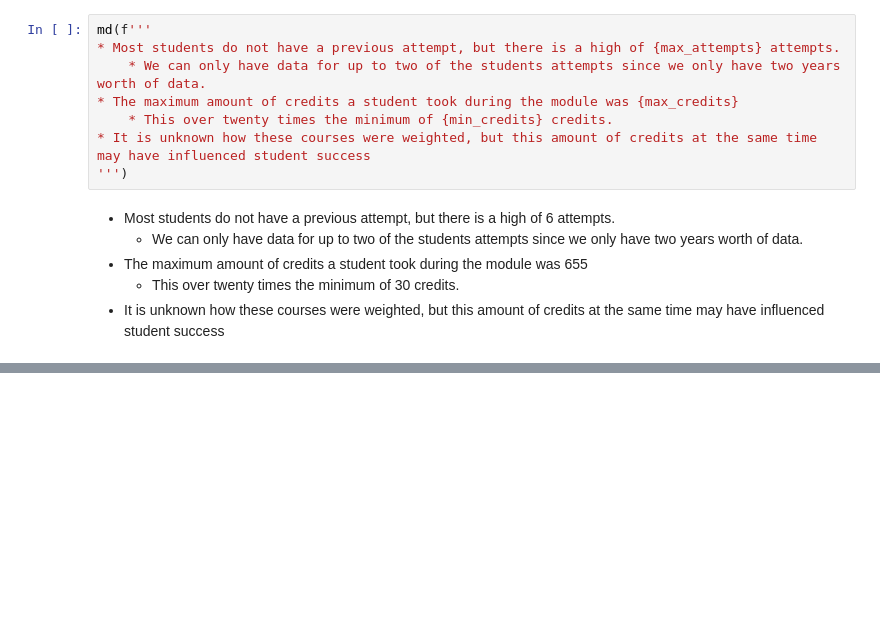
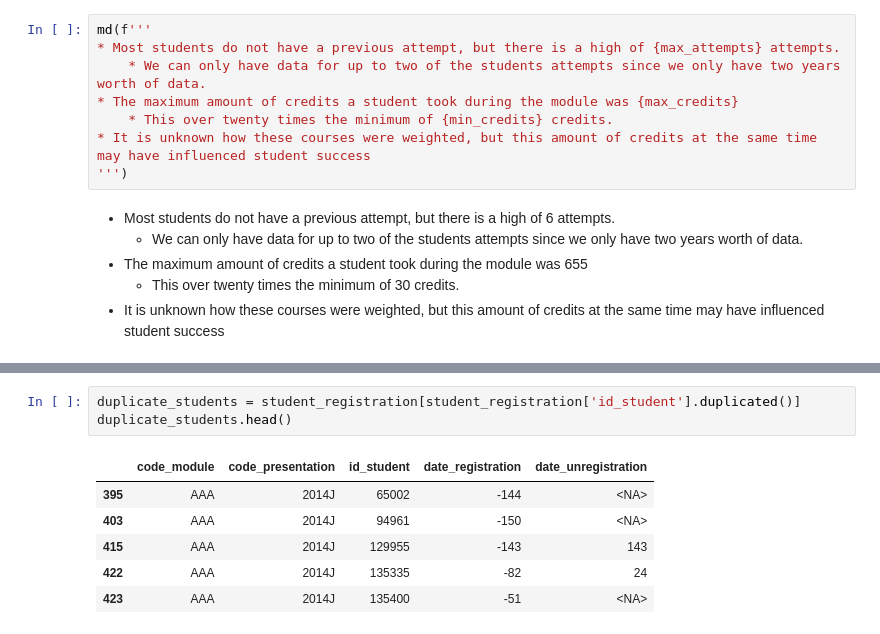
Before and after one commit to freyjagarner/Student-Data-Analysis, a Jupyter notebook: Capstone/Student_Info.ipynb, the cells around one changed output, grey strips where cells are left out. Saved outputs shown, nothing was run; the diff lists cells and outputs as text; blank space fills up the shorter version.

```diff
--- a/Capstone/Student_Info.ipynb
+++ b/Capstone/Student_Info.ipynb
@@ -250,0 +388,10 @@ md(f'''
+# %%
+duplicate_students = student_registration[student_registration['id_student'].duplicated()]
+duplicate_students.head()
+# %% [output]
+|  | code_module | code_presentation | id_student | date_registration | date_unregistration |
+| 395 | AAA | 2014J | 65002 | -144 | <NA> |
+| 403 | AAA | 2014J | 94961 | -150 | <NA> |
+| 415 | AAA | 2014J | 129955 | -143 | 143 |
+| 422 | AAA | 2014J | 135335 | -82 | 24 |
+| 423 | AAA | 2014J | 135400 | -51 | <NA> |
```
Also changed, not shown: parts of 41 cells of this notebook.
